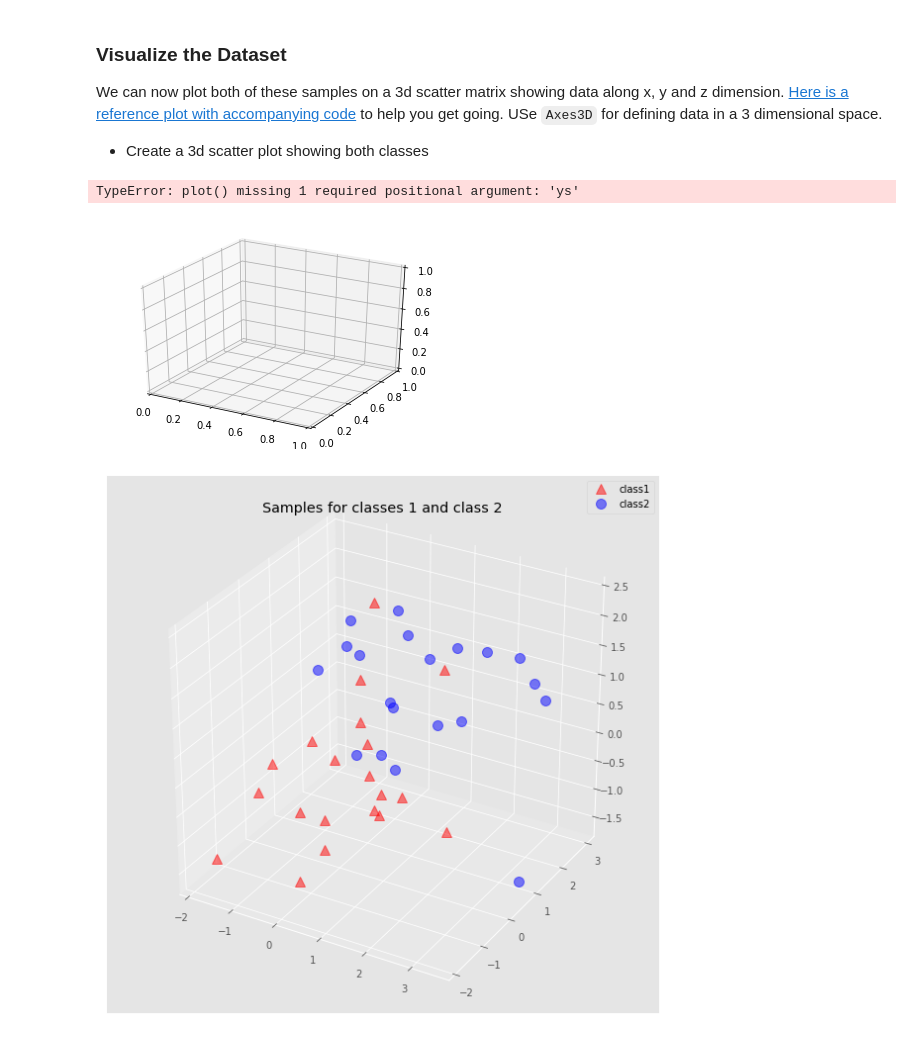
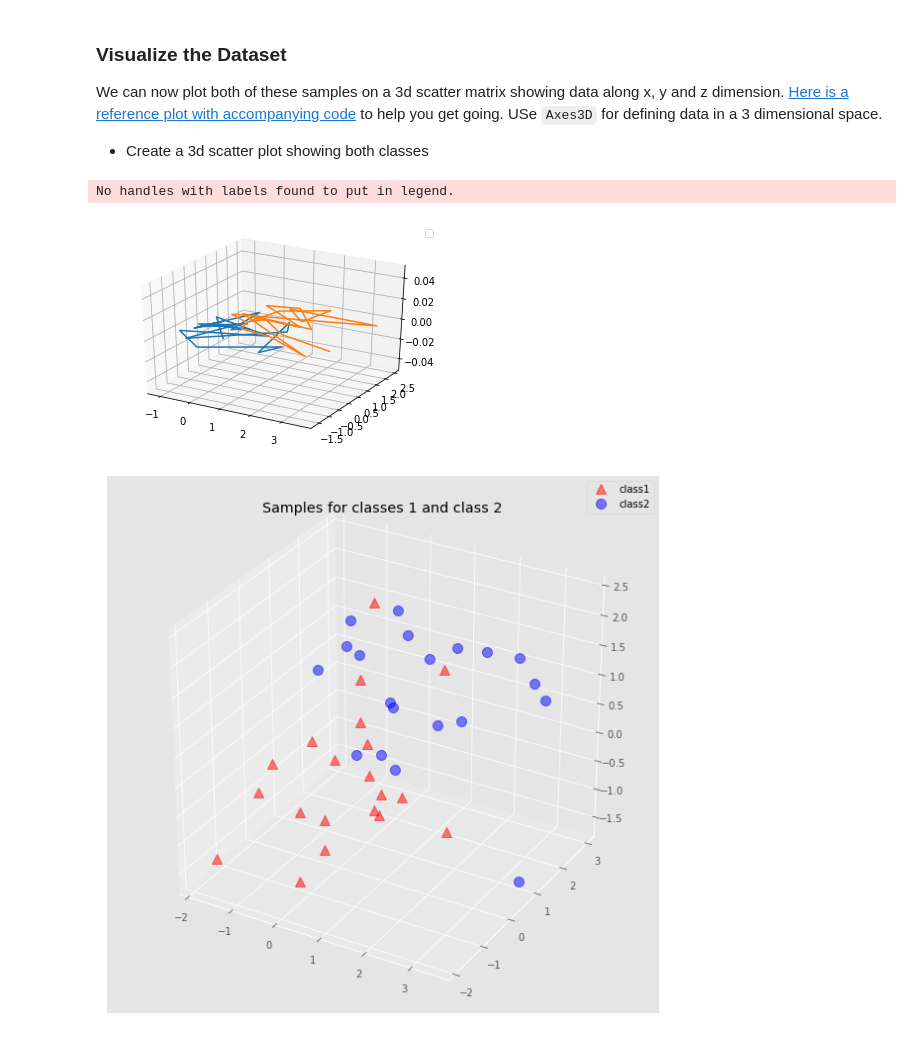
Before and after one commit to mandoiwanaga/dsc-3-34-07-pca-implementation-visualization-python-numpy-lab-seattle-ds-career-040119, a Jupyter notebook: index.ipynb, the cells around one changed output. Drawn from its saved outputs; the diff is of its cells as text; code cells hidden in the pictures.

```diff
--- a/index.ipynb
+++ b/index.ipynb
@@ -76,17 +76,17 @@ from mpl_toolkits.mplot3d import proj3d
 # %%
 np.random.seed(123)
 fig = plt.figure()
 ax = fig.add_subplot(111, projection='3d')
 
 ax.plot(sample_1[0], sample_1[1])
-ax.plot(sample_2[0], sa,)
+ax.plot(sample_2[0], sample_2[1])
 
 ax.legend()
 
 plt.show()
 # %% [output]
-TypeError: plot() missing 1 required positional argument: 'ys'
+No handles with labels found to put in legend.
-[figure, old version]
+[figure, new version]
 # %%
 # your code here
 # %% [output]
```
